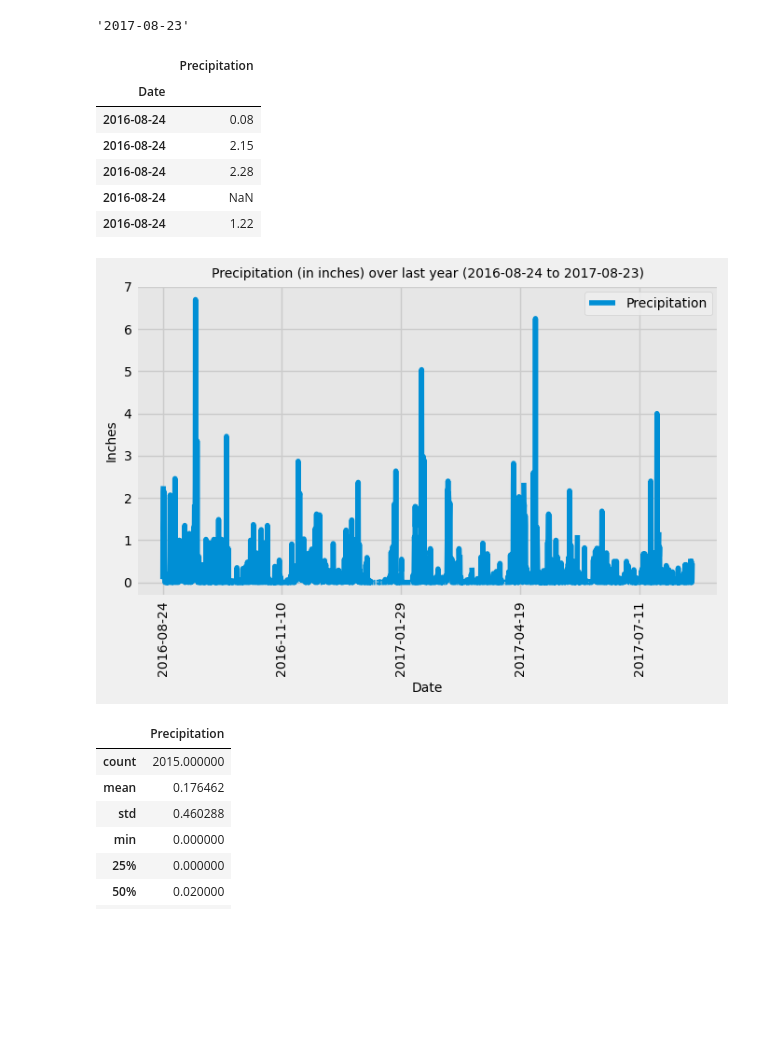
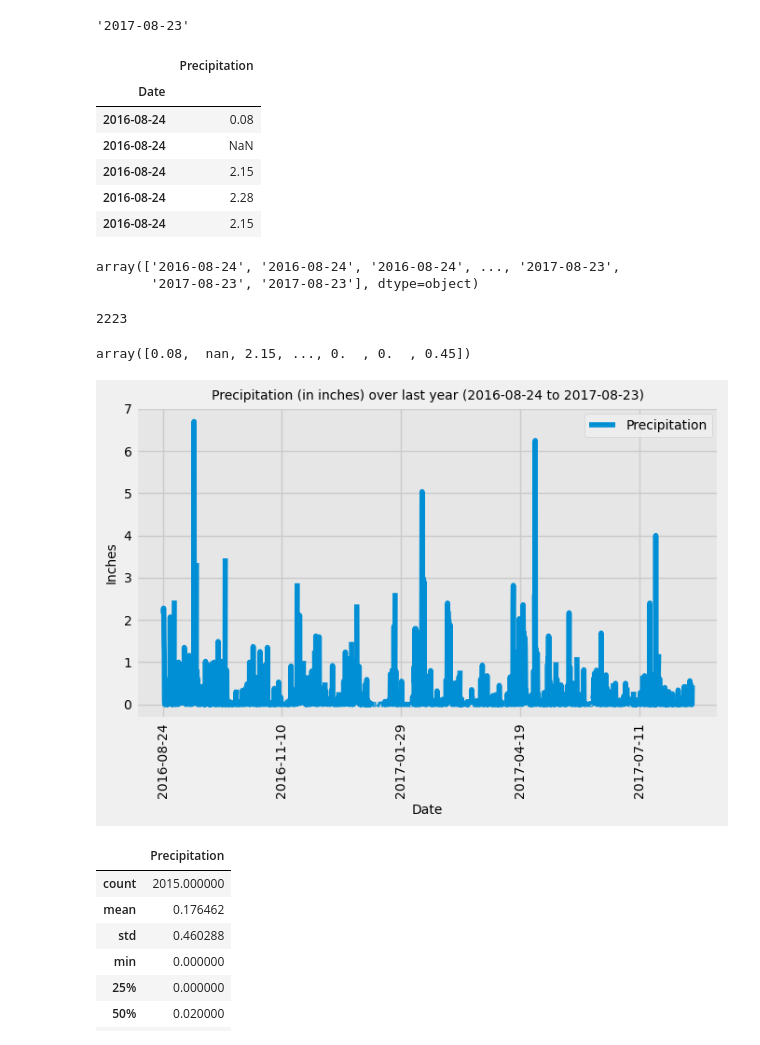
Before and after one commit to saraparveen26/SQLAlchemy---Climate-Data-Analysis-and-API-app, a Jupyter notebook: SurfsUp/climate_solved.ipynb, the cells around one changed output. Drawn from its saved outputs; the diff is of its cells as text; code cells hidden in the pictures; blank space fills up the shorter version.

```diff
--- a/SurfsUp/climate_solved.ipynb
+++ b/SurfsUp/climate_solved.ipynb
@@ -83,8 +83,8 @@ latest_year_date = dt.datetime.strptime(latest_date, '%Y-%m-%d') - dt.timedelta(
 
 # Perform a query to retrieve the data and precipitation scores
 prcp_scores = session.query(Measurement.date, Measurement.prcp).\
-            filter(Measurement.date >= latest_year_date).\
-            order_by(Measurement.date).all()
+            filter(Measurement.date >= latest_year_date).all()
+
 
 # Save the query results as a Pandas DataFrame and set the index to the date column
 prcp_scores_db = pd.DataFrame(prcp_scores, columns=['Date', 'Precipitation'])
@@ -99,30 +99,57 @@ prcp_scores_db.head()
 |  | Precipitation |
 | Date |  |
 | 2016-08-24 | 0.08 |
+| 2016-08-24 | NaN |
 | 2016-08-24 | 2.15 |
 | 2016-08-24 | 2.28 |
-| 2016-08-24 | NaN |
-| 2016-08-24 | 1.22 |
+| 2016-08-24 | 2.15 |
+# %%
+x=prcp_scores_db.index.values
+x
+# %% [output]
+array(['2016-08-24', '2016-08-24', '2016-08-24', ..., '2017-08-23',
+       '2017-08-23', '2017-08-23'], dtype=object)
+# %%
+len(x)
+# %% [output]
+2223
+# %%
+y=prcp_scores_db['Precipitation'].values
+y
+# %% [output]
+array([0.08,  nan, 2.15, ..., 0.  , 0.  , 0.45])
 # %%
 # Use Pandas Plotting with Matplotlib to plot the data
+
 Fig1 = prcp_scores_db.plot(figsize=(7,5), fontsize=10)
 
+# plt.xlim([dt.date(2016, 8, 23), dt.date(2017, 8, 23)])
 
-# Fig1.xaxis.set_major_locator(ticker.AutoLocator())
+# plt.xlim((latest_year_date - dt.timedelta(days=1)),
+#           (latest_year_date + dt.timedelta(days=366)))
+
+# plt.xlim('2016-08-23', '2017-08-24')
+# Fig1.set_xlim(-20, len(prcp_scores_db)+1)
+# Fig1.set_xticks(range(0, (len(prcp_scores_db))))
+# Fig1.set_xticklabels(range(1, (len(prcp_scores)+1)))
+
+# Fig1.set_xticks(range(0, 10))
+# Fig1.set_xticklabels(range(1, 11))
+Fig1.xaxis.set_major_locator(ticker.AutoLocator())
 
 Fig1.set_facecolor('0.9')
 plt.legend(loc='upper right', fontsize=10)
 plt.grid(True, alpha=1.0)
 plt.xticks(rotation=90)
 plt.xlabel("Date", size=10)
 plt.ylabel("Inches", size=10)
 plt.title("Precipitation (in inches) over last year (2016-08-24 to 2017-08-23)", size=10)
 
 plt.tight_layout()
 
 plt.show()
 # %% [output]
-[figure, old version]
+[figure, new version]
 # %%
 # Use Pandas to calcualte the summary statistics for the precipitation data
 prcp_scores_db.describe()
```
Also changed, not shown: parts of 2 cells of this notebook, 1 other file.
